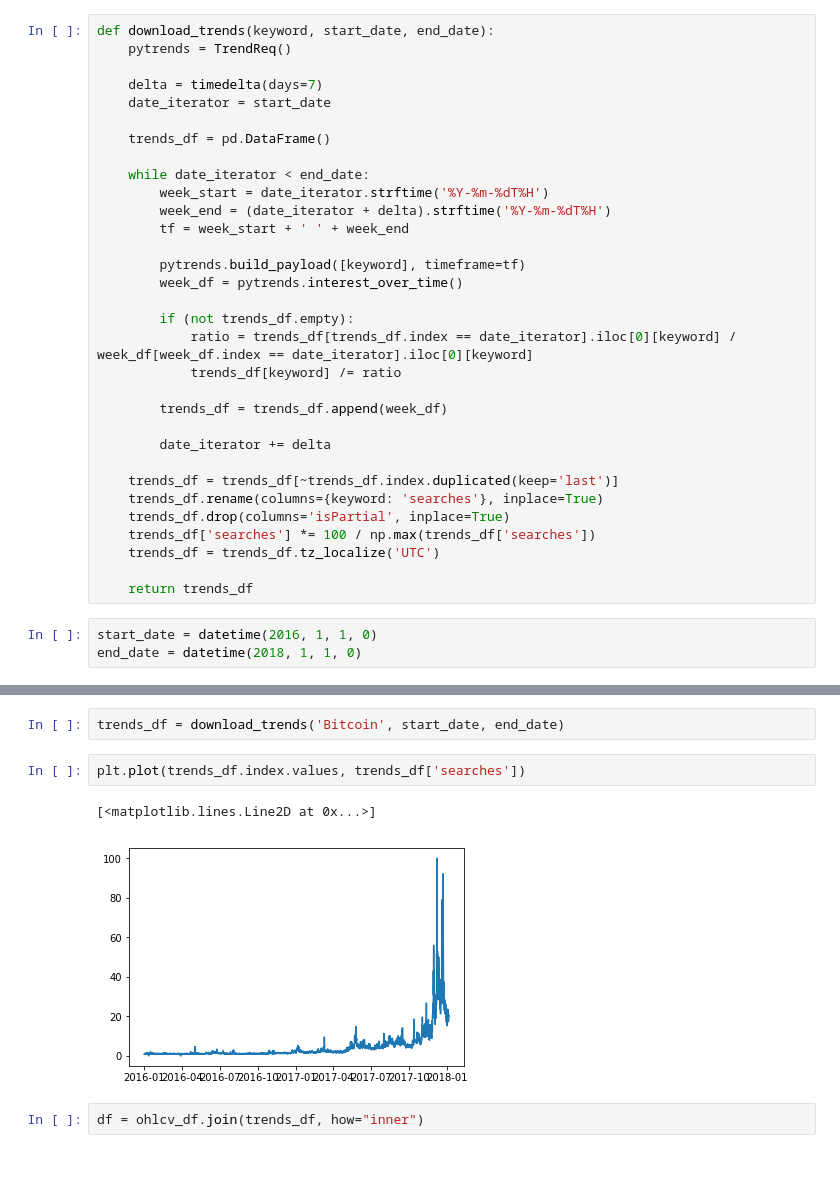
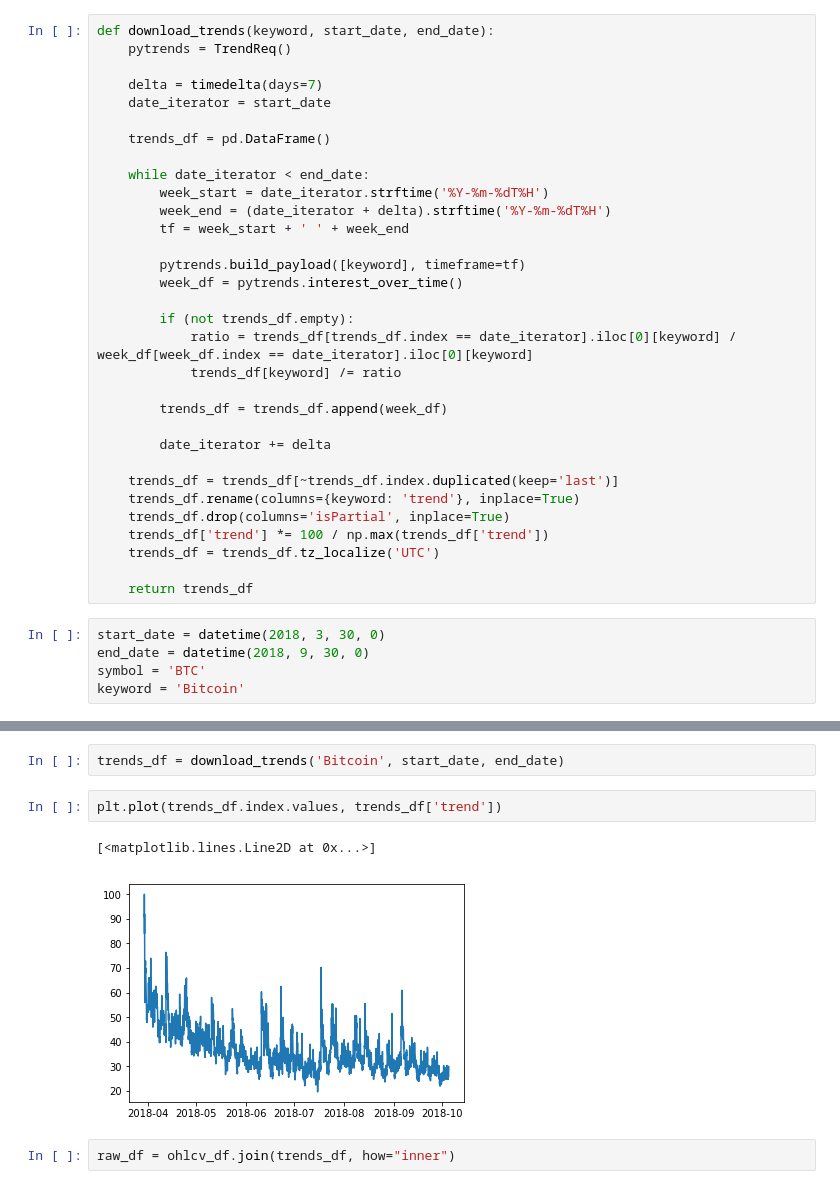
Before and after one commit to mattevenson/crypto-prediction, a Jupyter notebook: crypto-prediction.ipynb, the cells around one changed output, grey strips where cells are left out. Drawn from its saved outputs; the diff is of its cells as text.

```diff
--- a/crypto-prediction.ipynb
+++ b/crypto-prediction.ipynb
@@ -62,15 +62,17 @@ def download_trends(keyword, start_date, end_date):
         date_iterator += delta
 
     trends_df = trends_df[~trends_df.index.duplicated(keep='last')]
-    trends_df.rename(columns={keyword: 'searches'}, inplace=True)
+    trends_df.rename(columns={keyword: 'trend'}, inplace=True)
     trends_df.drop(columns='isPartial', inplace=True)
-    trends_df['searches'] *= 100 / np.max(trends_df['searches'])
+    trends_df['trend'] *= 100 / np.max(trends_df['trend'])
     trends_df = trends_df.tz_localize('UTC')
 
     return trends_df
 # %%
-start_date = datetime(2016, 1, 1, 0)
-end_date = datetime(2018, 1, 1, 0)
+start_date = datetime(2018, 3, 30, 0)
+end_date = datetime(2018, 9, 30, 0)
+symbol = 'BTC'
+keyword = 'Bitcoin'
 # %%
 ohlcv_df = download_ohlcv('BTC', start_date, end_date)
 # %%
@@ -86,9 +83,9 @@ plt.plot(ohlcv_df.index.values, ohlcv_df['volume'])
 # %%
 trends_df = download_trends('Bitcoin', start_date, end_date)
 # %%
-plt.plot(trends_df.index.values, trends_df['searches'])
+plt.plot(trends_df.index.values, trends_df['trend'])
 # %% [output]
 [<matplotlib.lines.Line2D at 0x...>]
-[figure, old version]
+[figure, new version]
 # %%
-df = ohlcv_df.join(trends_df, how="inner")
+raw_df = ohlcv_df.join(trends_df, how="inner")
```
Also changed, not shown: parts of 16 cells of this notebook, 2 other files.
